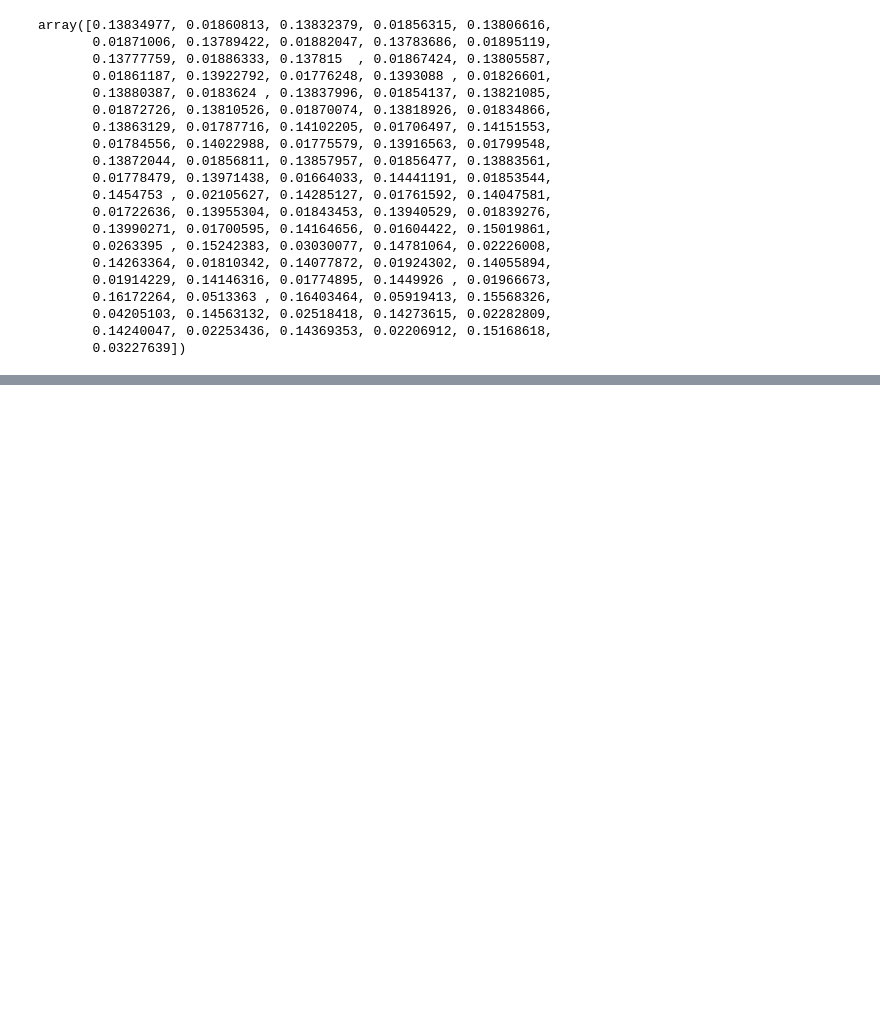
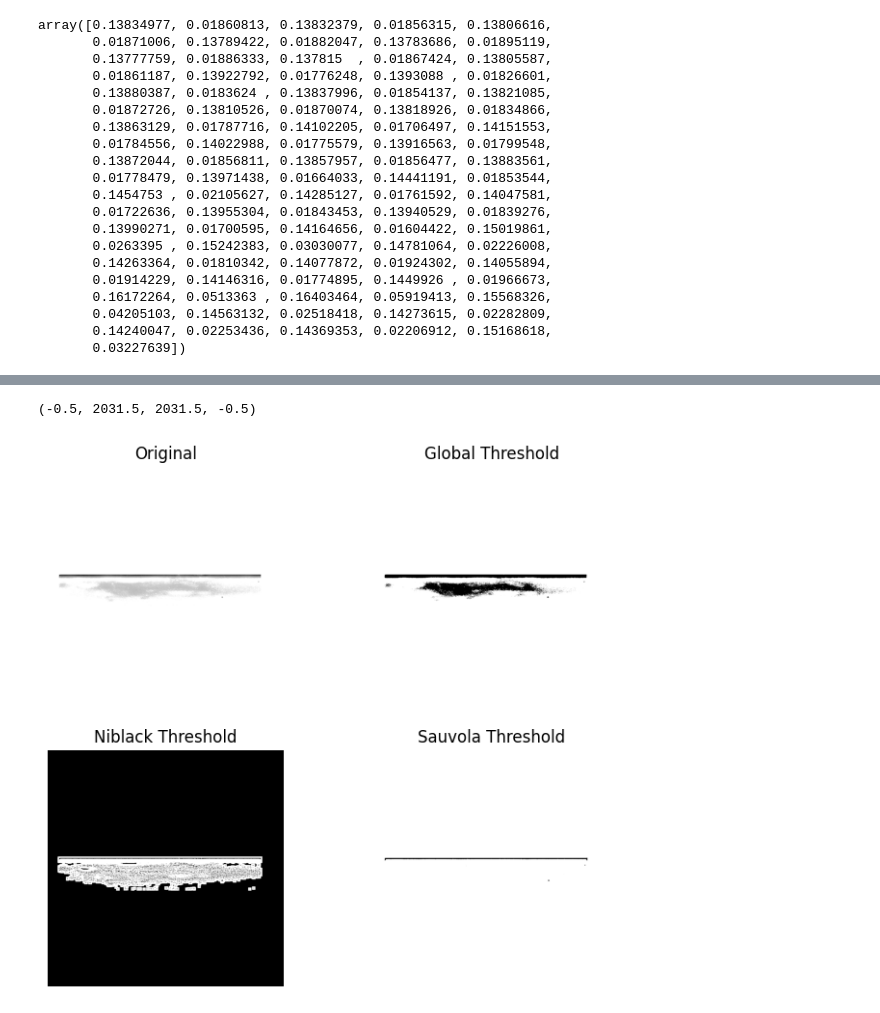
Before and after one commit to ledvic/_Plankton_Zooscan-Machine_Learning, a Jupyter notebook: _pyscripts/extract_gabor_filter_for_an_image.ipynb, the cells around one changed output, grey strips where cells are left out. Saved outputs shown, nothing was run; the diff lists cells and outputs as text; code cells hidden in the pictures; blank space fills up the shorter version.

```diff
--- a/_pyscripts/extract_gabor_filter_for_an_image.ipynb
+++ b/_pyscripts/extract_gabor_filter_for_an_image.ipynb
@@ -199,0 +261,36 @@ array([0.13834977, 0.01860813, 0.13832379, 0.01856315, 0.13806616,
+# %%
+image = np.copy( img)
+# %%
+binary_global = image > threshold_otsu(image)
+
+window_size = 25
+thresh_niblack = threshold_niblack(image, window_size=window_size, k=0.8)
+thresh_sauvola = threshold_sauvola(image, window_size=window_size)
+
+binary_niblack = image > thresh_niblack
+binary_sauvola = image > thresh_sauvola
+# %%
+
+plt.figure(figsize=(8, 7))
+plt.subplot(2, 2, 1)
+plt.imshow(image, cmap=plt.cm.gray)
+plt.title('Original')
+plt.axis('off')
+
+plt.subplot(2, 2, 2)
+plt.title('Global Threshold')
+plt.imshow(binary_global, cmap=plt.cm.gray)
+plt.axis('off')
+
+plt.subplot(2, 2, 3)
+plt.imshow(binary_niblack, cmap=plt.cm.gray)
+plt.title('Niblack Threshold')
+plt.axis('off')
+
+plt.subplot(2, 2, 4)
+plt.imshow(binary_sauvola, cmap=plt.cm.gray)
+plt.title('Sauvola Threshold')
+plt.axis('off')
+# %% [output]
+(-0.5, 2031.5, 2031.5, -0.5)
+[figure, added]
```
Also changed, not shown: parts of 27 cells of this notebook, 2 other files.
